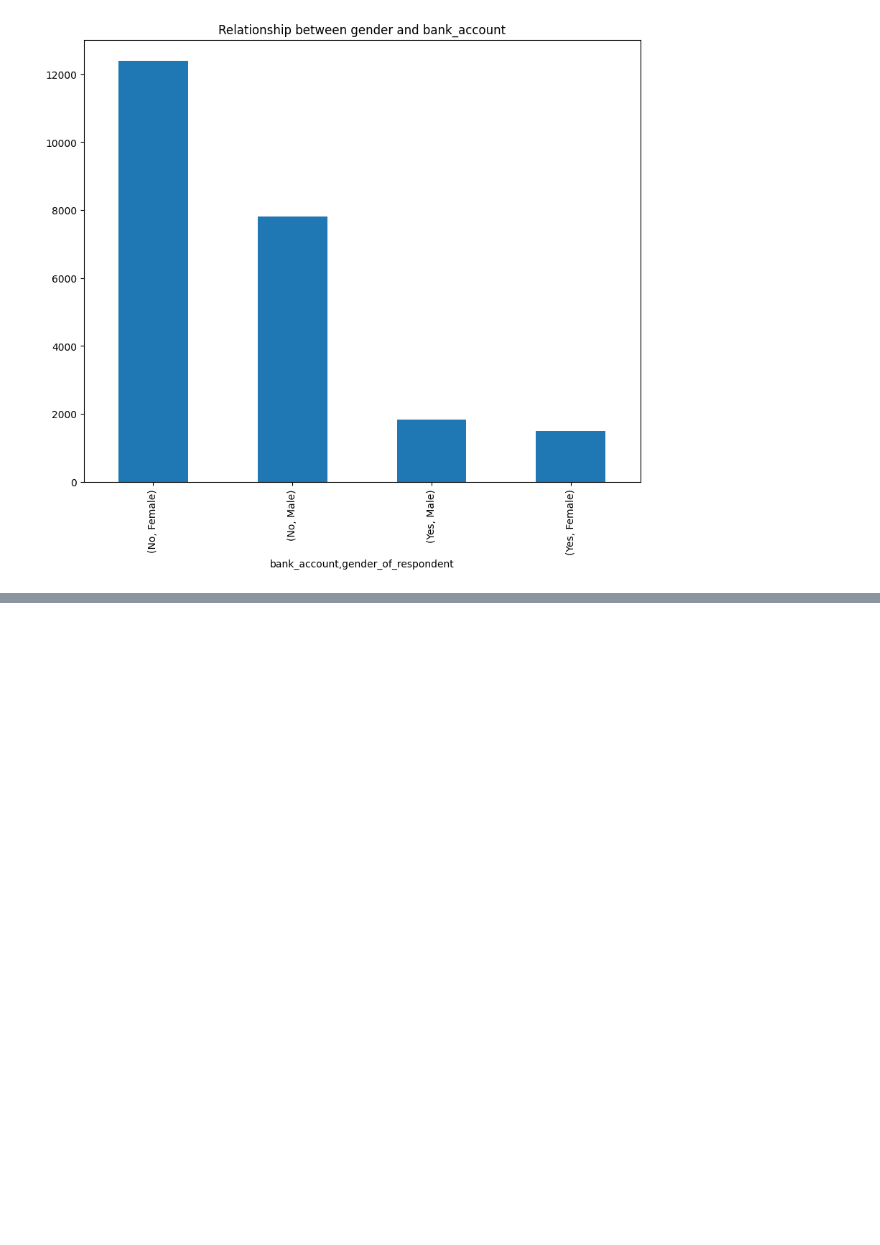
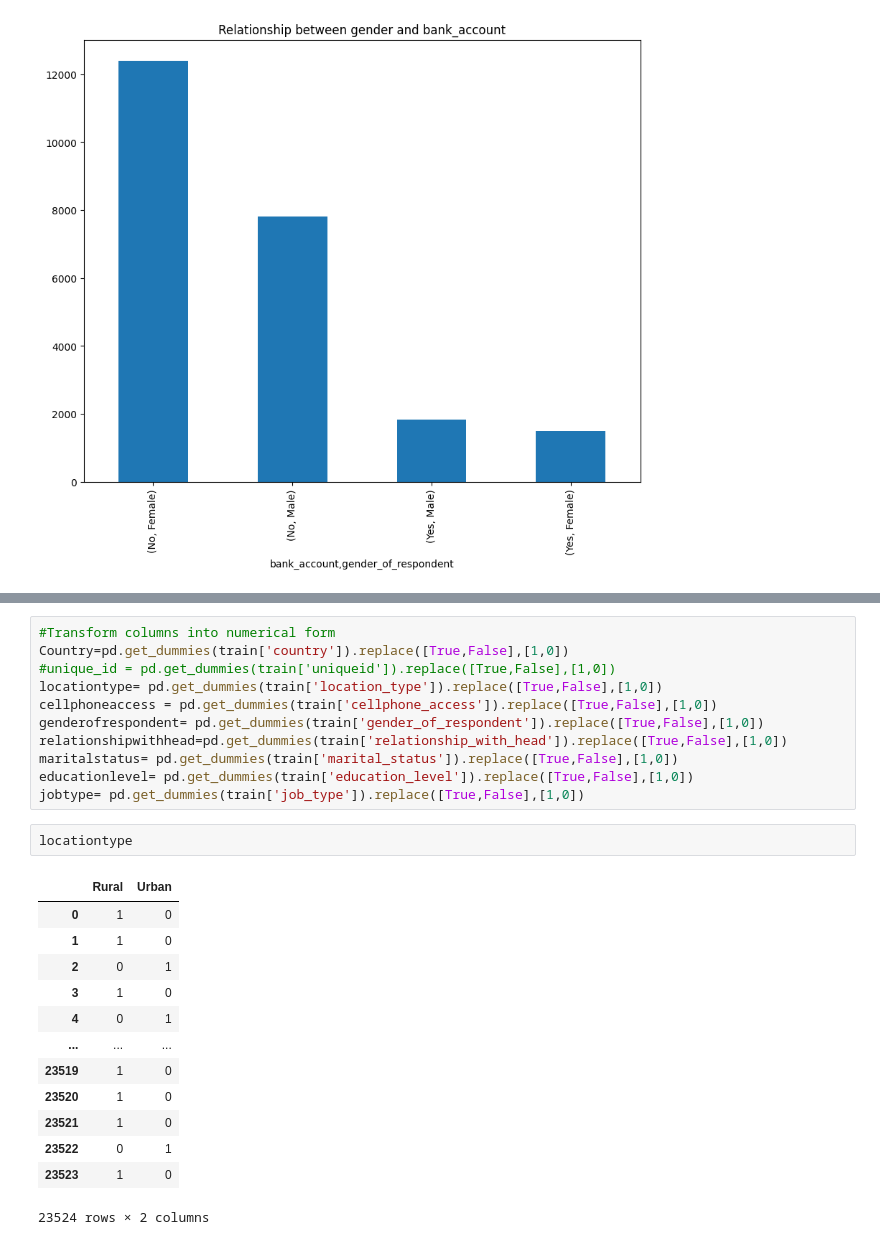
Before and after one commit to camelabs/learning, a Jupyter notebook: data_analysis_and_visualizatiom_task_Asha.ipynb, the cells around one changed output, grey strips where cells are left out. Cells and saved outputs as stored; diff of their text form; blank space fills up the shorter version.

```diff
--- a/data_analysis_and_visualizatiom_task_Asha.ipynb
+++ b/data_analysis_and_visualizatiom_task_Asha.ipynb
@@ -335,0 +334,27 @@ bank_gend.plot(kind='bar', figsize=(10,8), title='Relationship between gender an
+# %%
+#Transform columns into numerical form
+Country=pd.get_dummies(train['country']).replace([True,False],[1,0])
+#unique_id = pd.get_dummies(train['uniqueid']).replace([True,False],[1,0])
+locationtype= pd.get_dummies(train['location_type']).replace([True,False],[1,0])
+cellphoneaccess = pd.get_dummies(train['cellphone_access']).replace([True,False],[1,0])
+genderofrespondent= pd.get_dummies(train['gender_of_respondent']).replace([True,False],[1,0])
+relationshipwithhead=pd.get_dummies(train['relationship_with_head']).replace([True,False],[1,0])
+maritalstatus= pd.get_dummies(train['marital_status']).replace([True,False],[1,0])
+educationlevel= pd.get_dummies(train['education_level']).replace([True,False],[1,0])
+jobtype= pd.get_dummies(train['job_type']).replace([True,False],[1,0])
+# %%
+locationtype
+# %% [output]
+|  | Rural | Urban |
+| 0 | 1 | 0 |
+| 1 | 1 | 0 |
+| 2 | 0 | 1 |
+| 3 | 1 | 0 |
+| 4 | 0 | 1 |
+| ... | ... | ... |
+| 23519 | 1 | 0 |
+| 23520 | 1 | 0 |
+| 23521 | 1 | 0 |
+| 23522 | 0 | 1 |
+| 23523 | 1 | 0 |
+23524 rows × 2 columns
```
Also changed, not shown: parts of 26 cells of this notebook, 2 other files.
